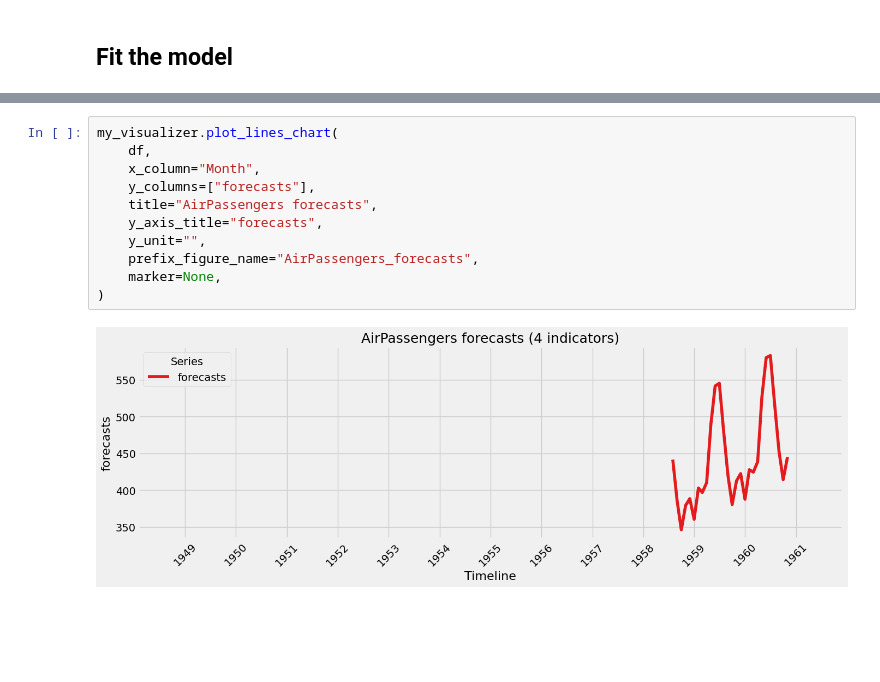
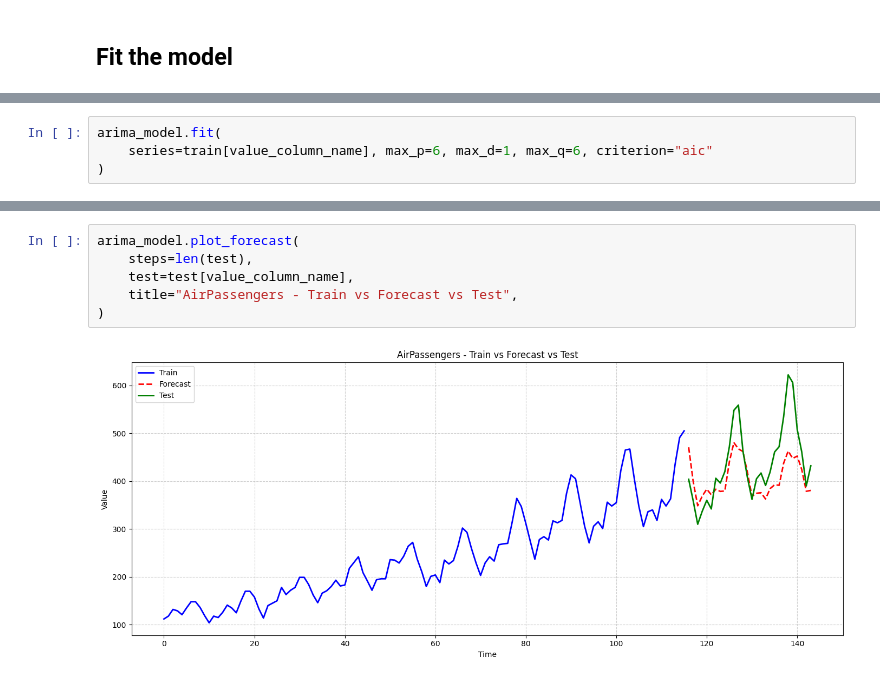
Before and after one commit to DucTrung1802/master-thesis, a Jupyter notebook: src/visualization/arima_visualization.ipynb, the cells around one changed output, grey strips where cells are left out. Saved outputs shown, nothing was run; the diff lists cells and outputs as text; blank space fills up the shorter version.

Commit message:
COMPLETE: ARIMA model

```diff
--- a/src/visualization/arima_visualization.ipynb
+++ b/src/visualization/arima_visualization.ipynb
@@ -140,0 +116,4 @@ df["forecasts"] = forecasts
+# %%
+arima_model.fit(
+    series=train[value_column_name], max_p=6, max_d=1, max_q=6, criterion="aic"
+)
@@ -141,13 +152,8 @@ df["forecasts"] = forecasts
 # %%
-my_visualizer.plot_lines_chart(
-    df,
-    x_column="Month",
-    y_columns=["forecasts"],
-    title="AirPassengers forecasts",
-    y_axis_title="forecasts",
-    y_unit="",
-    prefix_figure_name="AirPassengers_forecasts",
-    marker=None,
+arima_model.plot_forecast(
+    steps=len(test),
+    test=test[value_column_name],
+    title="AirPassengers - Train vs Forecast vs Test",
 )
 # %% [output]
-[figure, old version]
+[figure, new version]
```
Also changed, not shown: parts of 22 cells of this notebook, 11 other files.
